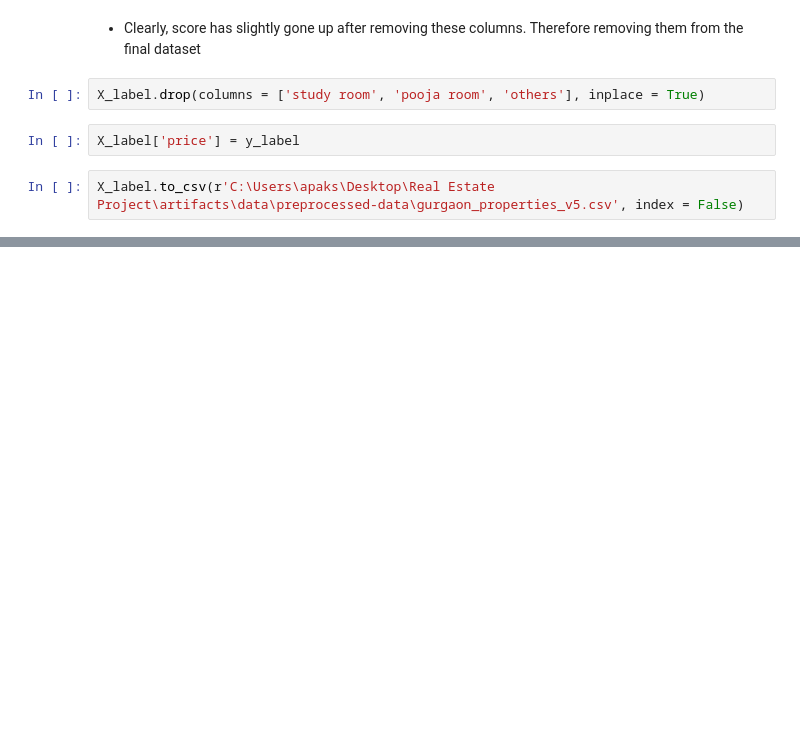
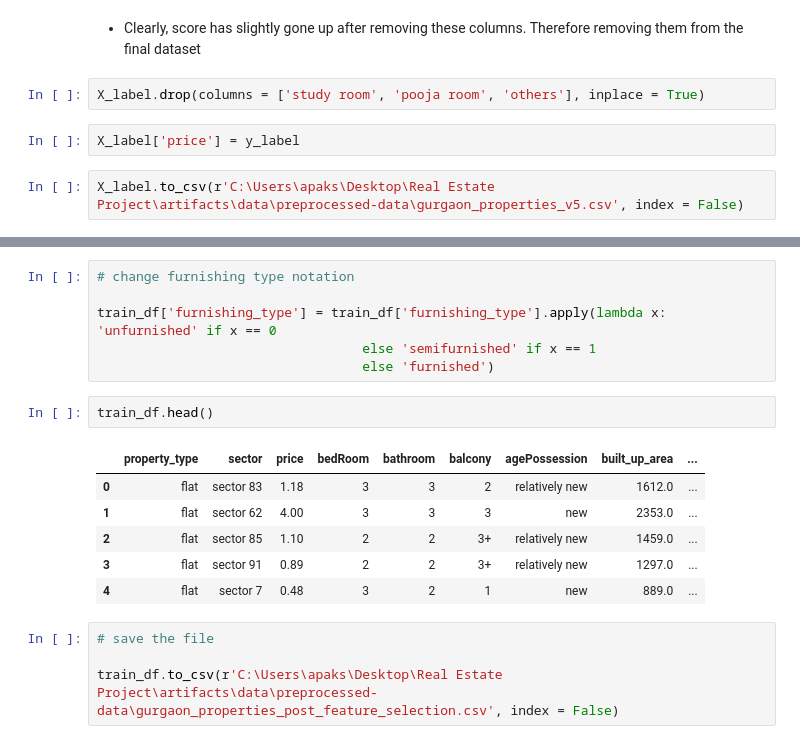
Before and after one commit to akshaypratap008/Real-Estate-Project, a Jupyter notebook: notebooks/feature-engineering-and-feature-selection/8_feature_selection.ipynb, the cells around one changed output, grey strips where cells are left out. Drawn from its saved outputs; the diff is of its cells as text; blank space fills up the shorter version.

Commit message:
model selection completed

```diff
--- a/notebooks/feature-engineering-and-feature-selection/8_feature_selection.ipynb
+++ b/notebooks/feature-engineering-and-feature-selection/8_feature_selection.ipynb
@@ -625,0 +653,19 @@ X_label.to_csv(r'C:\Users\apaks\Desktop\Real Estate Project\artifacts\data\prepr
+# %%
+# change furnishing type notation
+
+train_df['furnishing_type'] = train_df['furnishing_type'].apply(lambda x: 'unfurnished' if x == 0
+                                  else 'semifurnished' if x == 1
+                                  else 'furnished')
+# %%
+train_df.head()
+# %% [output]
+|  | property_type | sector | price | bedRoom | bathroom | balcony | agePossession | built_up_area | ... |
+| 0 | flat | sector 83 | 1.18 | 3 | 3 | 2 | relatively new | 1612.0 | ... |
+| 1 | flat | sector 62 | 4.00 | 3 | 3 | 3 | new | 2353.0 | ... |
+| 2 | flat | sector 85 | 1.10 | 2 | 2 | 3+ | relatively new | 1459.0 | ... |
+| 3 | flat | sector 91 | 0.89 | 2 | 2 | 3+ | relatively new | 1297.0 | ... |
+| 4 | flat | sector 7 | 0.48 | 3 | 2 | 1 | new | 889.0 | ... |
+# %%
+# save the file
+
+train_df.to_csv(r'C:\Users\apaks\Desktop\Real Estate Project\artifacts\data\preprocessed-data\gurgaon_properties_post_feature_selection.csv', index = False)
```
Also changed, not shown: parts of 8 cells of this notebook, 3 other files.
